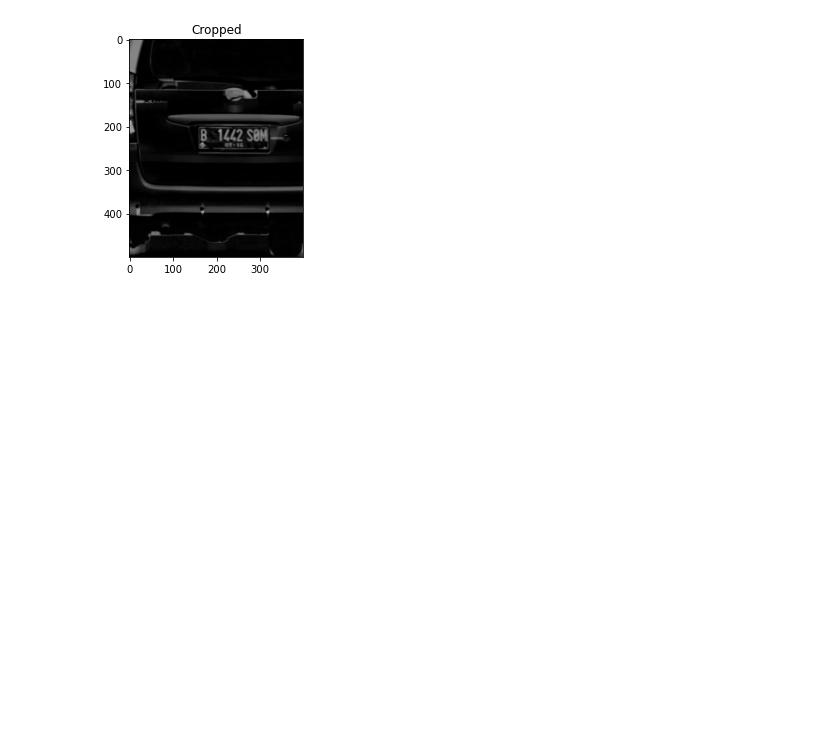
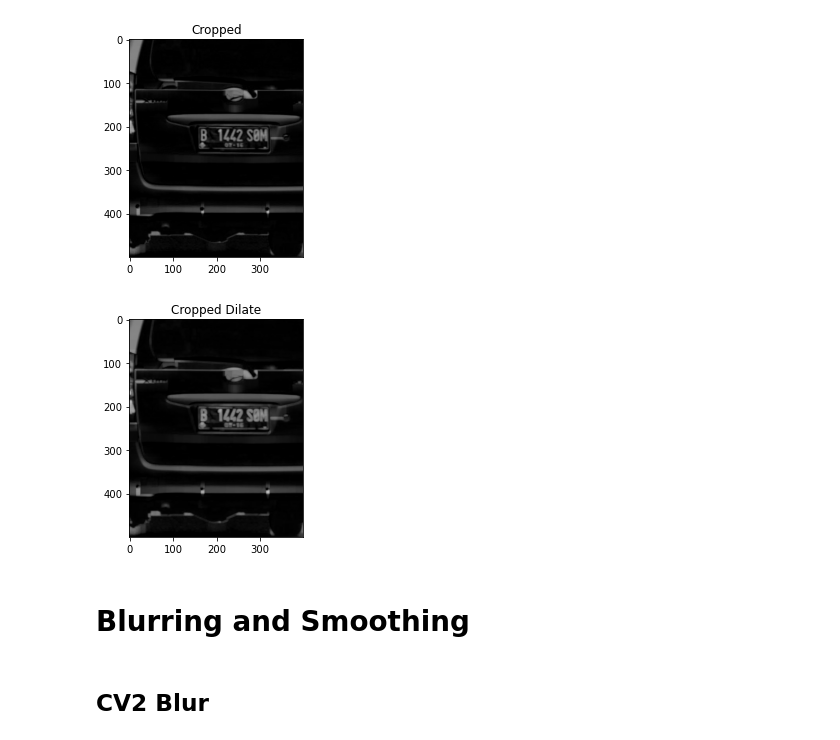
Before and after one commit to alexivaner/Image-Processing-and-Computer-Vision-Best-Practices, a Jupyter notebook: OpenCV 102 — Basic Image Processing Operation.ipynb, the cells around one changed output. Drawn from its saved outputs; the diff is of its cells as text; code cells hidden in the pictures; blank space fills up the shorter version.

Commit message:
Add Smoothing and Blurring

```diff
--- a/OpenCV 102 — Basic Image Processing Operation.ipynb
+++ b/OpenCV 102 — Basic Image Processing Operation.ipynb
@@ -155,3 +157,16 @@ cropped_=whiteHat[300:800,800:1200]
 plt_imshow("Cropped",cropped_)
 # %% [output]
 [figure]
+# %%
+# Lets apply dilation in this image to thicken the license number
+
+kernelsize=(3,3)
+kernel=cv2.getStructuringElement(cv2.MORPH_RECT,kernelsize)
+dilated=cv2.dilate(cropped_,kernel)
+plt_imshow("Cropped Dilate",dilated)
+# %% [output]
+[figure, added]
+# %% [markdown]
+# Blurring and Smoothing
+# %% [markdown]
+## CV2 Blur
```
Also changed, not shown: parts of 24 cells of this notebook, 3 other files.
